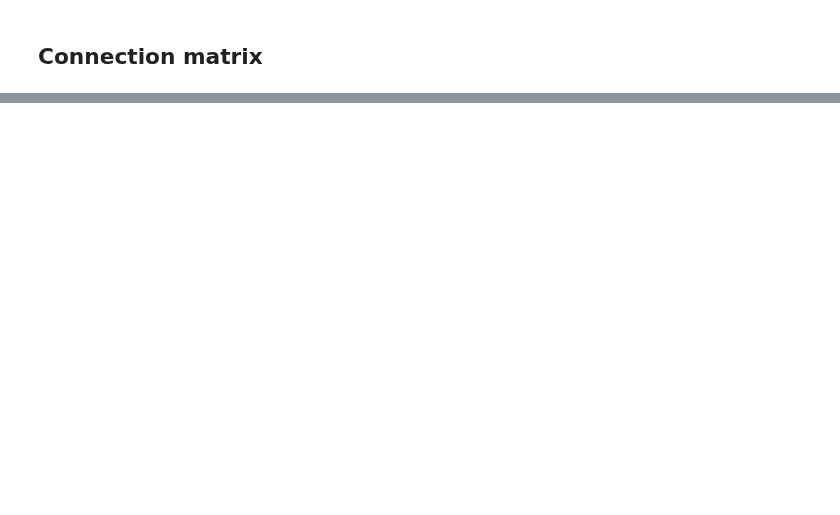
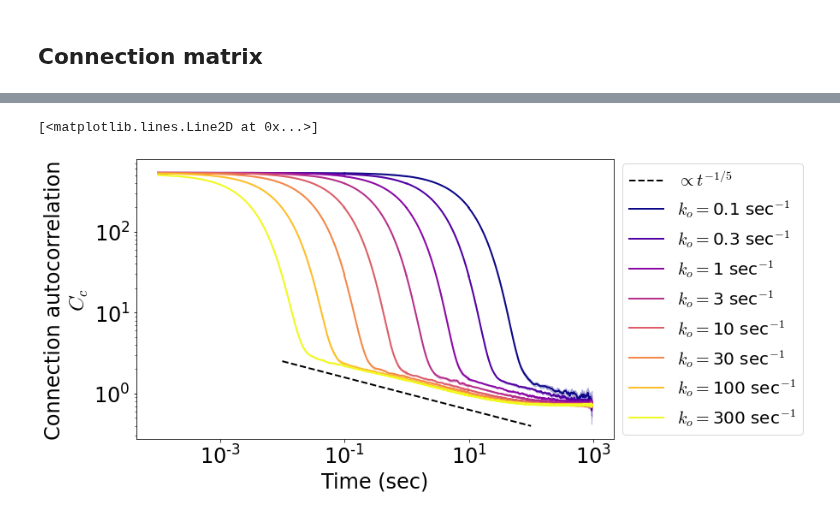
Before and after one commit to palladio11/aLENS_analysis, a Jupyter notebook: notebooks/17c-Connection_autocorrelation.ipynb, the cells around one changed output, grey strips where cells are left out. Cells and saved outputs as stored; diff of their text form; code cells hidden in the pictures; blank space fills up the shorter version.

```diff
--- a/notebooks/17c-Connection_autocorrelation.ipynb
+++ b/notebooks/17c-Connection_autocorrelation.ipynb
@@ -236,0 +426,28 @@ for pth in sorted(list(cond_path.glob("*/simulations"))):
+# %%
+fig, axarr = plt.subplots(1,1, figsize=(10, 6))
+x = np.linspace(.01,100)
+y = np.power(x,-.2)
+axarr.plot(x,y, linestyle='--', color='k', label=r'$\propto t^{-1/5}$')
+graph_connect_ac_ax(fig, axarr,
+                    cond_path / "23-01-02_aLc1_line800_sticky55nm_kod.1-300_tsnap.1/analysis/connect_run_data.h5",
+                    label_str='$k_o = ${} sec$^{{-1}}$',
+                    show_legend=True,
+                    send_cut_ind=100, fend_cut_ind=-500)
+graph_connect_ac_ax(fig, axarr,
+                    cond_path / "23-01-02_aLc1_line800_sticky55nm_kod.1-300_tsnap.01/analysis/connect_run_data.h5",
+                    label_str='$k_o = ${}',
+                    show_legend=False,
+                    send_cut_ind = 100, fend_cut_ind = -9000)
+graph_connect_ac_ax(fig, axarr,
+                    cond_path / "23-01-02_aLc1_line800_sticky55nm_kod.1-300_tsnap.001/analysis/connect_run_data.h5",
+                    label_str='$k_o = ${}',
+                    show_legend=False,
+                    send_cut_ind = 100, fend_cut_ind = -9000)
+graph_connect_ac_ax(fig, axarr,
+                    cond_path / "23-01-02_aLc1_line800_sticky55nm_kod.1-300_tsnap.0001/analysis/connect_run_data.h5",
+                    label_str='$k_o = ${}',
+                    show_legend=False,
+                    send_cut_ind = 2, fend_cut_ind = -9000)
+# %% [output]
+[<matplotlib.lines.Line2D at 0x...>]
+[figure, added]
```
Also changed, not shown: parts of 37 cells of this notebook, 6 other files.
